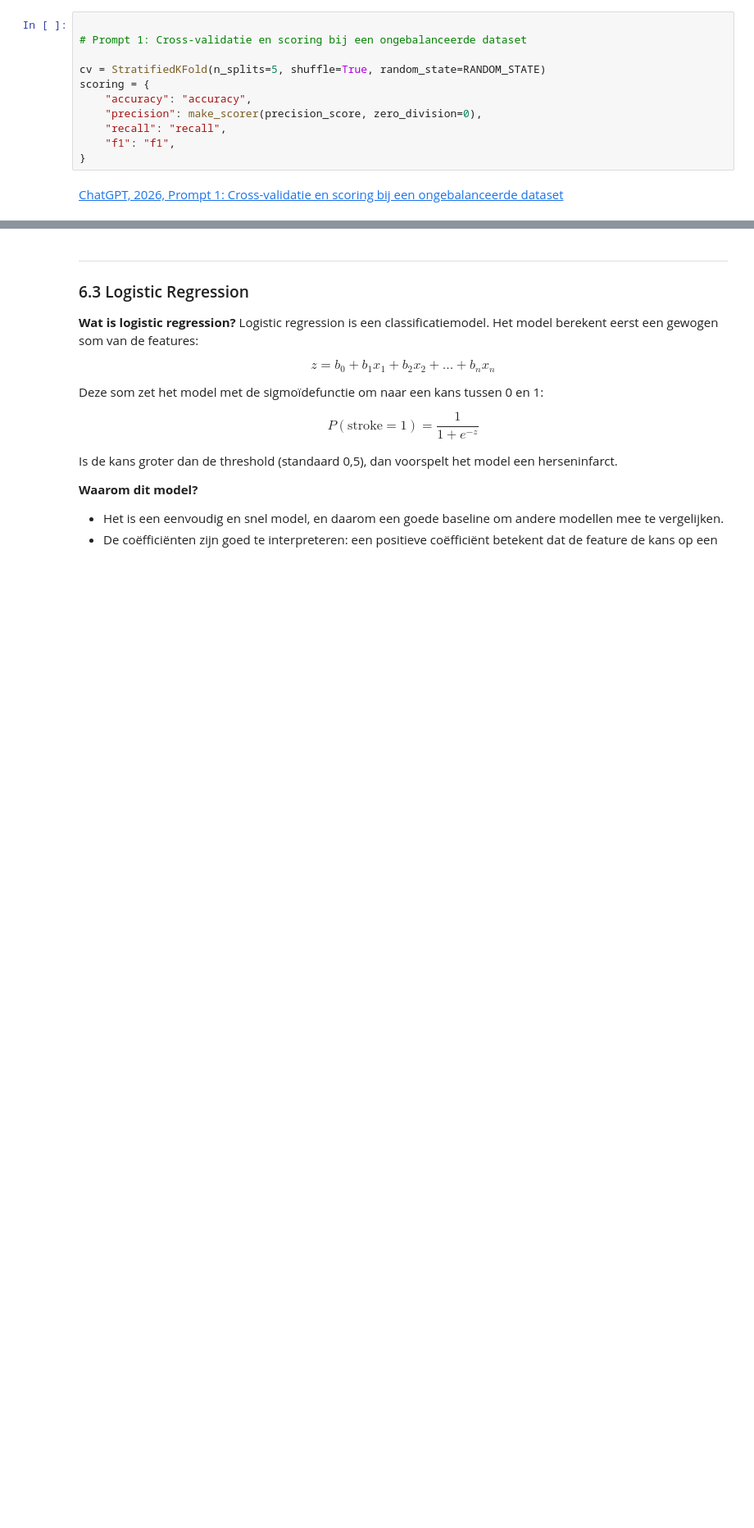
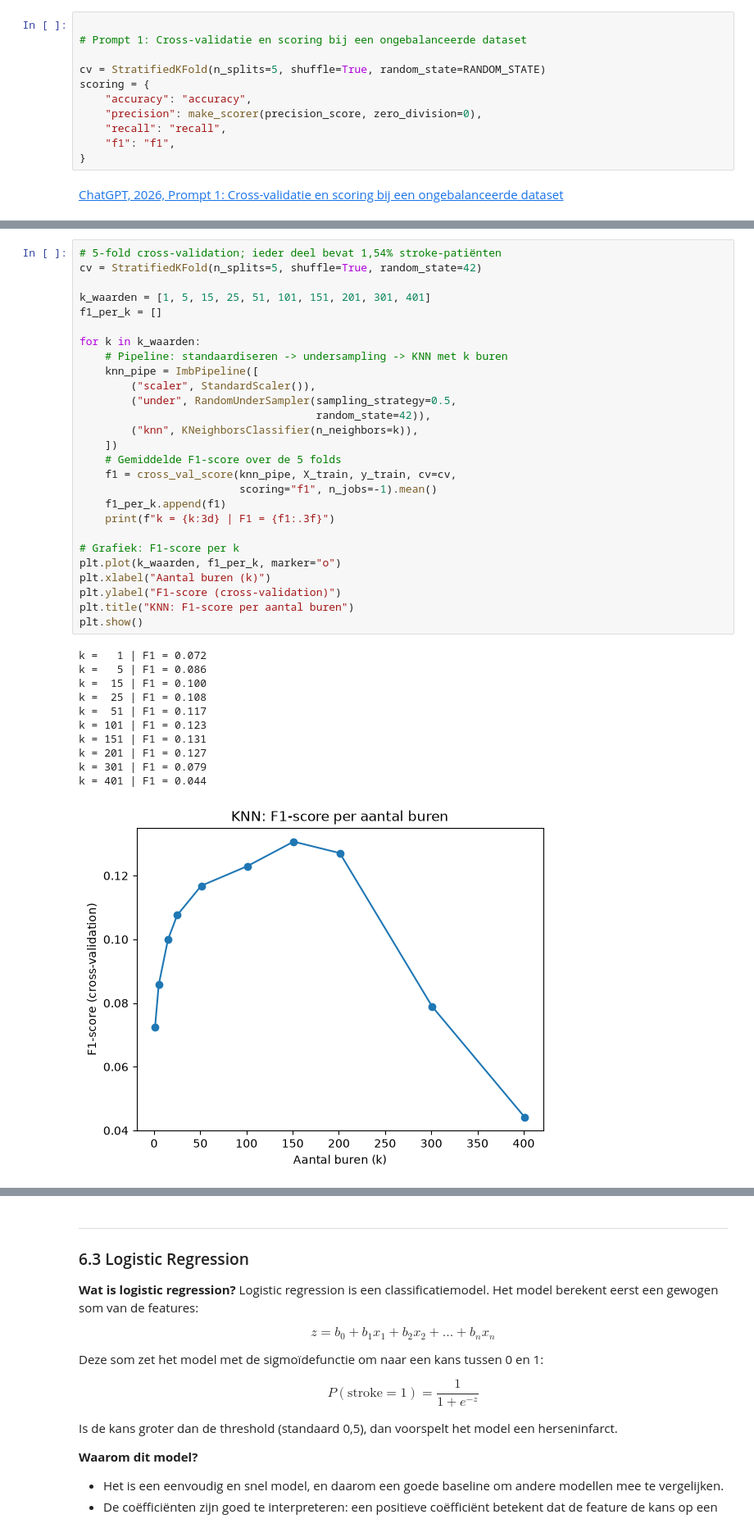
Before and after one commit to Gamal-alsa2026/Predicting-stroke-2026-27, a Jupyter notebook: notebooks/predict_stroke.ipynb, the cells around one changed output, grey strips where cells are left out. Shown at 82% size. Cells and saved outputs as stored; diff of their text form; blank space fills up the shorter version.

Commit message:
Eindnotebook: 6.2 KNN toegevoegd (deel Melih)

```diff
--- a/notebooks/predict_stroke.ipynb
+++ b/notebooks/predict_stroke.ipynb
@@ -819,0 +959,39 @@ scoring = {
+# %%
+# 5-fold cross-validation; ieder deel bevat 1,54% stroke-patiënten
+cv = StratifiedKFold(n_splits=5, shuffle=True, random_state=42)
+
+k_waarden = [1, 5, 15, 25, 51, 101, 151, 201, 301, 401]
+f1_per_k = []
+
+for k in k_waarden:
+    # Pipeline: standaardiseren -> undersampling -> KNN met k buren
+    knn_pipe = ImbPipeline([
+        ("scaler", StandardScaler()),
+        ("under", RandomUnderSampler(sampling_strategy=0.5,
+                                     random_state=42)),
+        ("knn", KNeighborsClassifier(n_neighbors=k)),
+    ])
+    # Gemiddelde F1-score over de 5 folds
+    f1 = cross_val_score(knn_pipe, X_train, y_train, cv=cv,
+                         scoring="f1", n_jobs=-1).mean()
+    f1_per_k.append(f1)
+    print(f"k = {k:3d} | F1 = {f1:.3f}")
+
+# Grafiek: F1-score per k
+plt.plot(k_waarden, f1_per_k, marker="o")
+plt.xlabel("Aantal buren (k)")
+plt.ylabel("F1-score (cross-validation)")
+plt.title("KNN: F1-score per aantal buren")
+plt.show()
+# %% [output]
+k =   1 | F1 = 0.072
+k =   5 | F1 = 0.086
+k =  15 | F1 = 0.100
+k =  25 | F1 = 0.108
+k =  51 | F1 = 0.117
+k = 101 | F1 = 0.123
+k = 151 | F1 = 0.131
+k = 201 | F1 = 0.127
+k = 301 | F1 = 0.079
+k = 401 | F1 = 0.044
+[figure, added]
```
Also changed, not shown: parts of 26 cells of this notebook.
